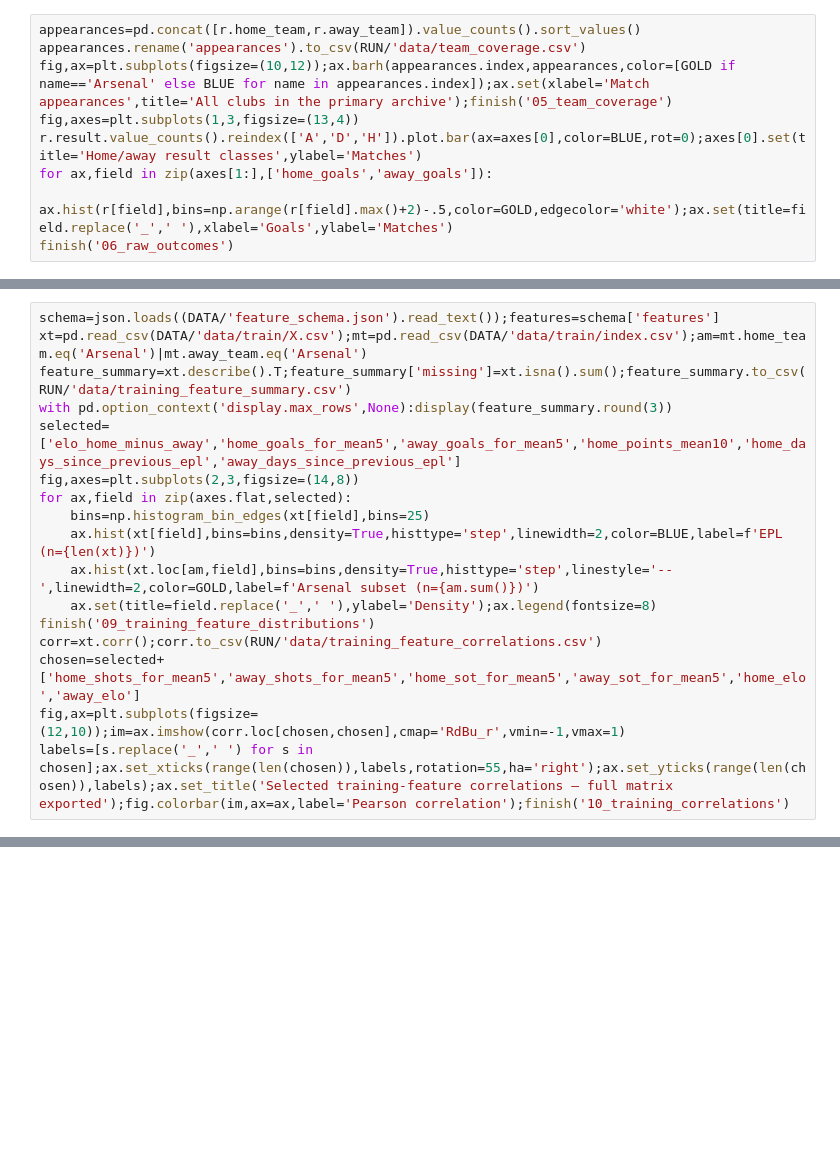
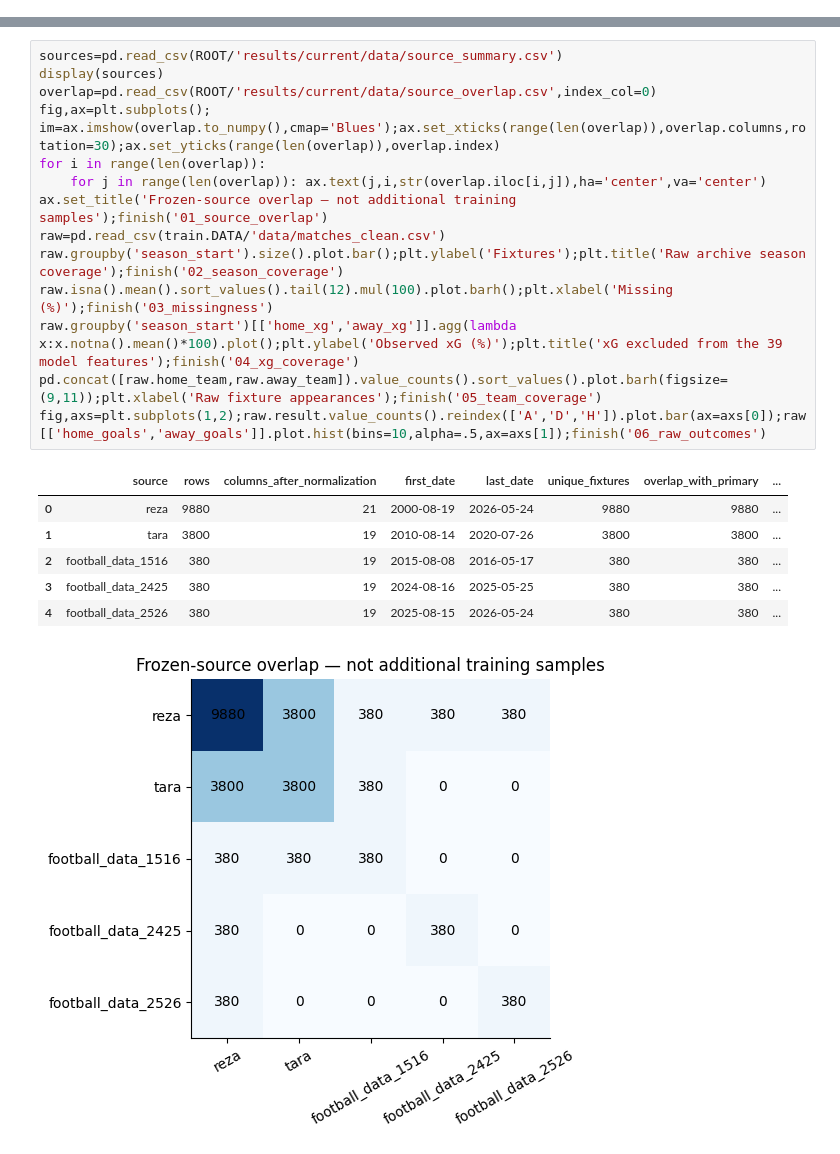
Before and after one commit to ryandai1/Premier-League-Research, a Jupyter notebook: notebooks/01_data_sources_and_audit.ipynb, the cells around one changed output, grey strips where cells are left out. Drawn from its saved outputs; the diff is of its cells as text; blank space fills up the shorter version.

Commit message:
Align all active notebooks with isolated Arsenal experiment and restore evaluation graphics

```diff
--- a/notebooks/01_data_sources_and_audit.ipynb
+++ b/notebooks/01_data_sources_and_audit.ipynb
@@ -159,9 +0,0 @@ The training population is broader than Arsenal: promoted/relegated teams have u
-# %%
-appearances=pd.concat([r.home_team,r.away_team]).value_counts().sort_values()
-appearances.rename('appearances').to_csv(RUN/'data/team_coverage.csv')
-fig,ax=plt.subplots(figsize=(10,12));ax.barh(appearances.index,appearances,color=[GOLD if name=='Arsenal' else BLUE for name in appearances.index]);ax.set(xlabel='Match appearances',title='All clubs in the primary archive');finish('05_team_coverage')
-fig,axes=plt.subplots(1,3,figsize=(13,4))
-r.result.value_counts().reindex(['A','D','H']).plot.bar(ax=axes[0],color=BLUE,rot=0);axes[0].set(title='Home/away result classes',ylabel='Matches')
-for ax,field in zip(axes[1:],['home_goals','away_goals']):
-    ax.hist(r[field],bins=np.arange(r[field].max()+2)-.5,color=GOLD,edgecolor='white');ax.set(title=field.replace('_',' '),xlabel='Goals',ylabel='Matches')
-finish('06_raw_outcomes')
@@ -238,17 +0,0 @@ Only **training rows** enter the following distribution/correlation plots. The f
-# %%
-schema=json.loads((DATA/'feature_schema.json').read_text());features=schema['features']
-xt=pd.read_csv(DATA/'data/train/X.csv');mt=pd.read_csv(DATA/'data/train/index.csv');am=mt.home_team.eq('Arsenal')|mt.away_team.eq('Arsenal')
-feature_summary=xt.describe().T;feature_summary['missing']=xt.isna().sum();feature_summary.to_csv(RUN/'data/training_feature_summary.csv')
-with pd.option_context('display.max_rows',None):display(feature_summary.round(3))
-selected=['elo_home_minus_away','home_goals_for_mean5','away_goals_for_mean5','home_points_mean10','home_days_since_previous_epl','away_days_since_previous_epl']
-fig,axes=plt.subplots(2,3,figsize=(14,8))
-for ax,field in zip(axes.flat,selected):
-    bins=np.histogram_bin_edges(xt[field],bins=25)
-    ax.hist(xt[field],bins=bins,density=True,histtype='step',linewidth=2,color=BLUE,label=f'EPL (n={len(xt)})')
-    ax.hist(xt.loc[am,field],bins=bins,density=True,histtype='step',linestyle='--',linewidth=2,color=GOLD,label=f'Arsenal subset (n={am.sum()})')
-    ax.set(title=field.replace('_',' '),ylabel='Density');ax.legend(fontsize=8)
-finish('09_training_feature_distributions')
-corr=xt.corr();corr.to_csv(RUN/'data/training_feature_correlations.csv')
-chosen=selected+['home_shots_for_mean5','away_shots_for_mean5','home_sot_for_mean5','away_sot_for_mean5','home_elo','away_elo']
-fig,ax=plt.subplots(figsize=(12,10));im=ax.imshow(corr.loc[chosen,chosen],cmap='RdBu_r',vmin=-1,vmax=1)
-labels=[s.replace('_',' ') for s in chosen];ax.set_xticks(range(len(chosen)),labels,rotation=55,ha='right');ax.set_yticks(range(len(chosen)),labels);ax.set_title('Selected training-feature correlations — full matrix exported');fig.colorbar(im,ax=ax,label='Pearson correlation');finish('10_training_correlations')
@@ -288,0 +46,22 @@ All data tables: /workspace/Premier-League-Research/results/current/data
+# %%
+sources=pd.read_csv(ROOT/'results/current/data/source_summary.csv')
+display(sources)
+overlap=pd.read_csv(ROOT/'results/current/data/source_overlap.csv',index_col=0)
+fig,ax=plt.subplots(); im=ax.imshow(overlap.to_numpy(),cmap='Blues');ax.set_xticks(range(len(overlap)),overlap.columns,rotation=30);ax.set_yticks(range(len(overlap)),overlap.index)
+for i in range(len(overlap)):
+    for j in range(len(overlap)): ax.text(j,i,str(overlap.iloc[i,j]),ha='center',va='center')
+ax.set_title('Frozen-source overlap — not additional training samples');finish('01_source_overlap')
+raw=pd.read_csv(train.DATA/'data/matches_clean.csv')
+raw.groupby('season_start').size().plot.bar();plt.ylabel('Fixtures');plt.title('Raw archive season coverage');finish('02_season_coverage')
+raw.isna().mean().sort_values().tail(12).mul(100).plot.barh();plt.xlabel('Missing (%)');finish('03_missingness')
+raw.groupby('season_start')[['home_xg','away_xg']].agg(lambda x:x.notna().mean()*100).plot();plt.ylabel('Observed xG (%)');plt.title('xG excluded from the 39 model features');finish('04_xg_coverage')
+pd.concat([raw.home_team,raw.away_team]).value_counts().sort_values().plot.barh(figsize=(9,11));plt.xlabel('Raw fixture appearances');finish('05_team_coverage')
+fig,axs=plt.subplots(1,2);raw.result.value_counts().reindex(['A','D','H']).plot.bar(ax=axs[0]);raw[['home_goals','away_goals']].plot.hist(bins=10,alpha=.5,ax=axs[1]);finish('06_raw_outcomes')
+# %% [output]
+|  | source | rows | columns_after_normalization | first_date | last_date | unique_fixtures | overlap_with_primary | ... |
+| 0 | reza | 9880 | 21 | 2000-08-19 | 2026-05-24 | 9880 | 9880 | ... |
+| 1 | tara | 3800 | 19 | 2010-08-14 | 2020-07-26 | 3800 | 3800 | ... |
+| 2 | football_data_1516 | 380 | 19 | 2015-08-08 | 2016-05-17 | 380 | 380 | ... |
+| 3 | football_data_2425 | 380 | 19 | 2024-08-16 | 2025-05-25 | 380 | 380 | ... |
+| 4 | football_data_2526 | 380 | 19 | 2025-08-15 | 2026-05-24 | 380 | 380 | ... |
+[figure, added]
```
Also changed, not shown: parts of 27 cells of this notebook, 43 other files.
